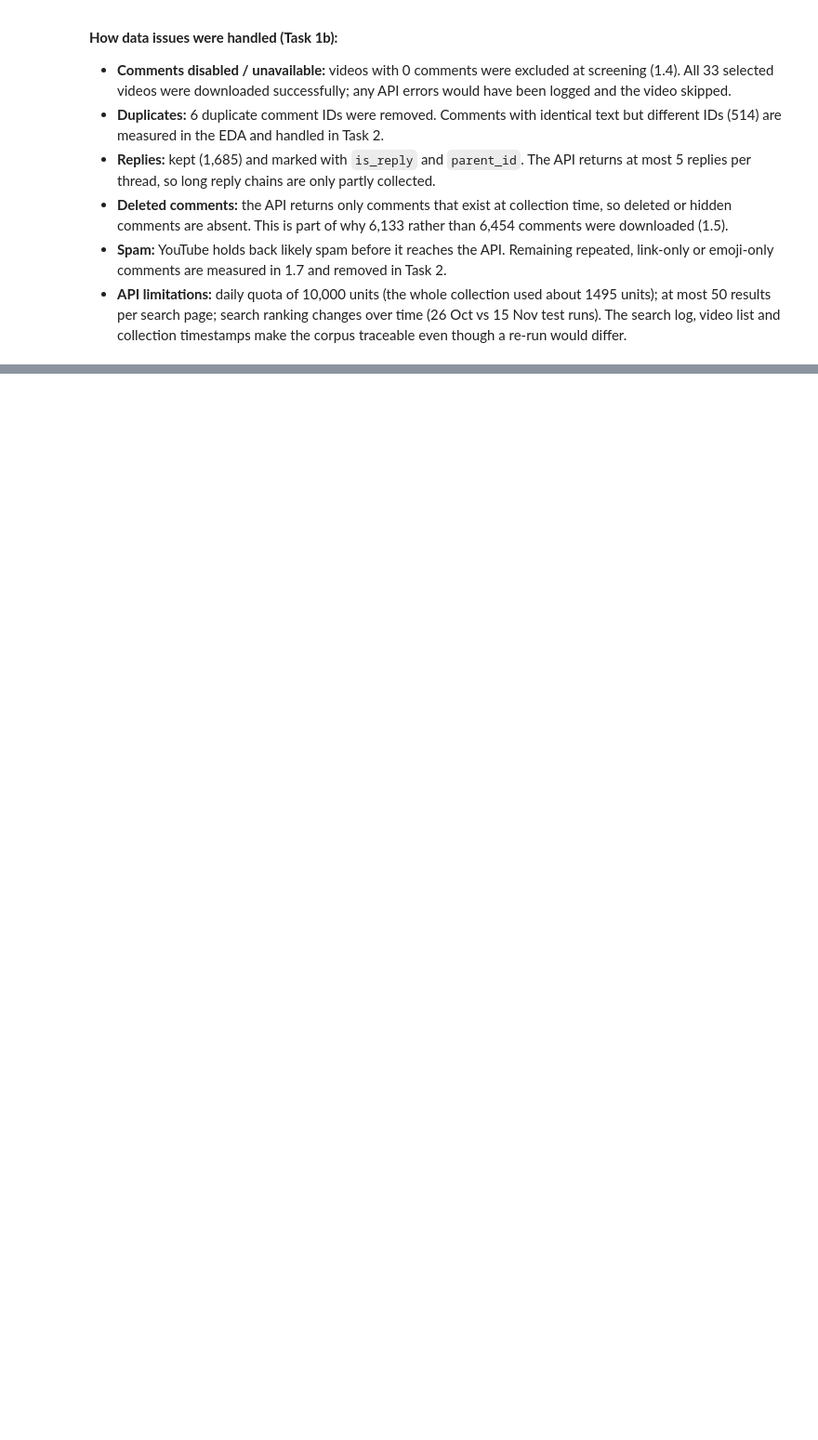
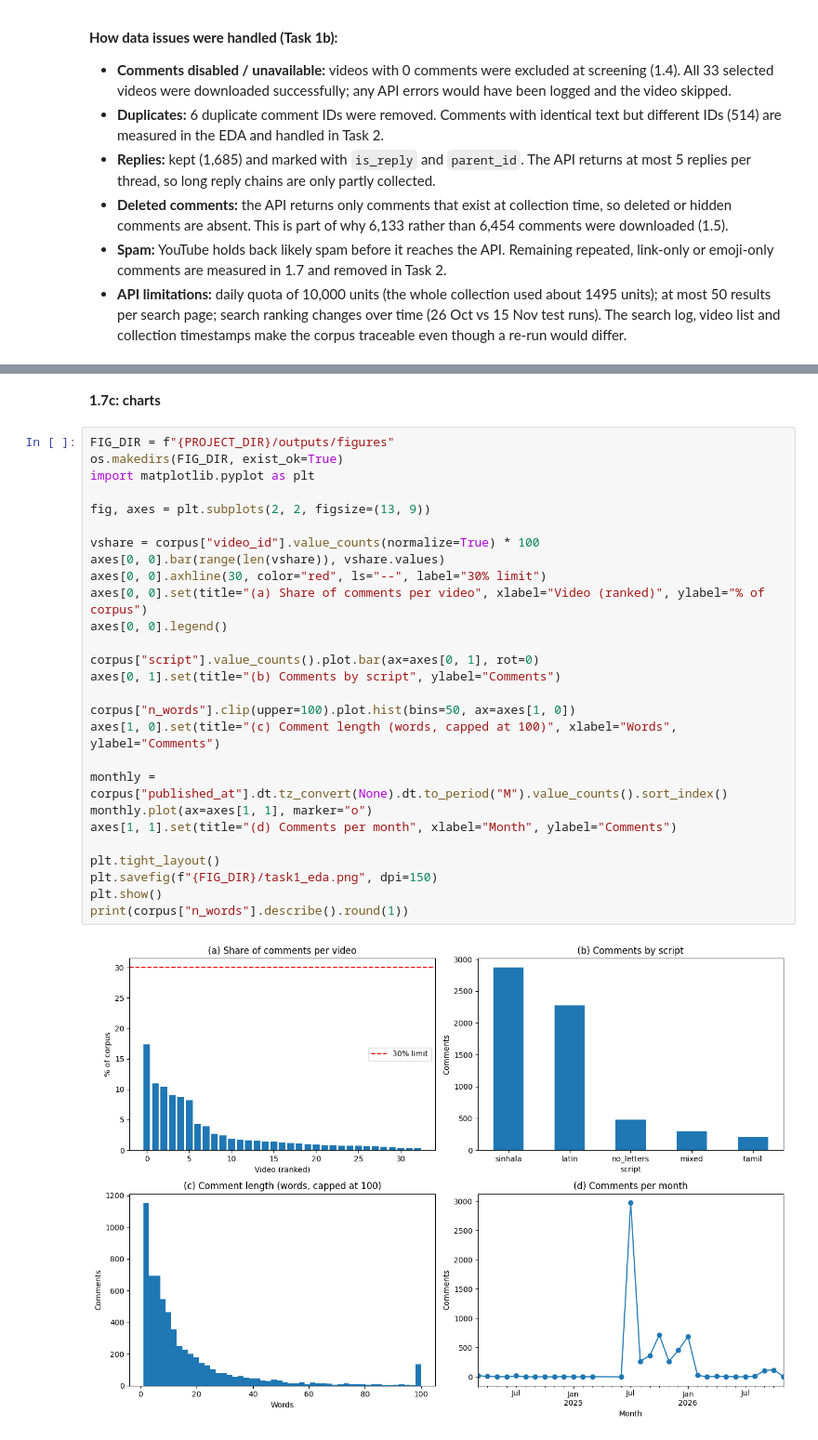
Before and after one commit to SiyumiJayawardhane/sl-edu-reform-voices, a Jupyter notebook: Solution_2410215.ipynb, the cells around one changed output, grey strips where cells are left out. Shown at 93% size. Cells and saved outputs as stored; diff of their text form; blank space fills up the shorter version.

```diff
--- a/Solution_2410215.ipynb
+++ b/Solution_2410215.ipynb
@@ -592,0 +703,31 @@ Saved comments_task1.jsonl and video_list.csv
+# %% [markdown]
+**1.7c: charts**
+# %%
+FIG_DIR = f"{PROJECT_DIR}/outputs/figures"
+os.makedirs(FIG_DIR, exist_ok=True)
+import matplotlib.pyplot as plt
+
+fig, axes = plt.subplots(2, 2, figsize=(13, 9))
+
+vshare = corpus["video_id"].value_counts(normalize=True) * 100
+axes[0, 0].bar(range(len(vshare)), vshare.values)
+axes[0, 0].axhline(30, color="red", ls="--", label="30% limit")
+axes[0, 0].set(title="(a) Share of comments per video", xlabel="Video (ranked)", ylabel="% of corpus")
+axes[0, 0].legend()
+
+corpus["script"].value_counts().plot.bar(ax=axes[0, 1], rot=0)
+axes[0, 1].set(title="(b) Comments by script", ylabel="Comments")
+
+corpus["n_words"].clip(upper=100).plot.hist(bins=50, ax=axes[1, 0])
+axes[1, 0].set(title="(c) Comment length (words, capped at 100)", xlabel="Words", ylabel="Comments")
+
+monthly = corpus["published_at"].dt.tz_convert(None).dt.to_period("M").value_counts().sort_index()
+monthly.plot(ax=axes[1, 1], marker="o")
+axes[1, 1].set(title="(d) Comments per month", xlabel="Month", ylabel="Comments")
+
+plt.tight_layout()
+plt.savefig(f"{FIG_DIR}/task1_eda.png", dpi=150)
+plt.show()
+print(corpus["n_words"].describe().round(1))
+# %% [output]
+[figure, added]
```
Also changed, not shown: parts of 17 cells of this notebook.
